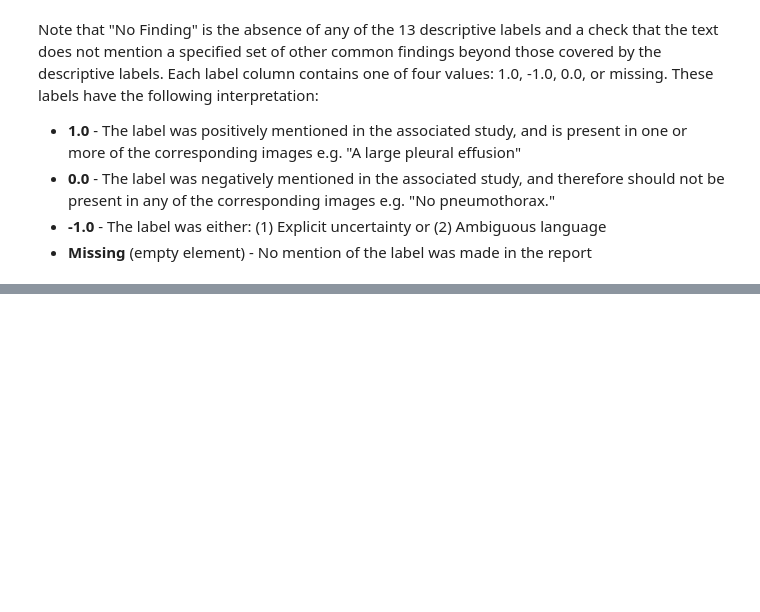
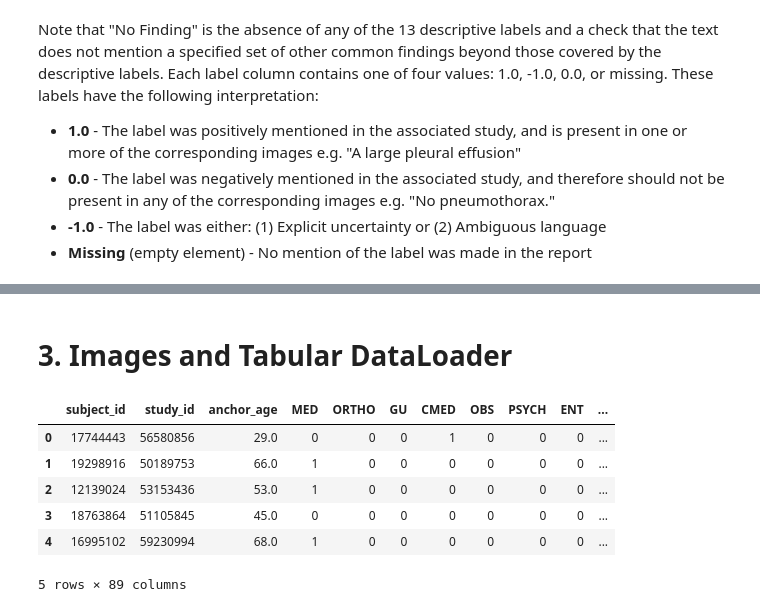
Before and after one commit to silviiaromanato/biomed-team4, a Jupyter notebook: multimodal/preprocessing.ipynb, the cells around one changed output, grey strips where cells are left out. Drawn from its saved outputs; the diff is of its cells as text; code cells hidden in the pictures; blank space fills up the shorter version.

```diff
--- a/multimodal/preprocessing.ipynb
+++ b/multimodal/preprocessing.ipynb
@@ -197,3 +231,18 @@ for i, (images, labels, view) in enumerate(dataloader):
     print(labels.shape)
     print(view)
     break
+# %% [markdown]
+# 3. **Images and Tabular DataLoader**
+# %%
+tab_data_train.head()
+tab_data_train['study_id'] = tab_data_train['study_id'].astype(int)
+tab_data_train['subject_id'] = tab_data_train['subject_id'].astype(int)
+tab_data_train.head()
+# %% [output]
+|  | subject_id | study_id | anchor_age | MED | ORTHO | GU | CMED | OBS | PSYCH | ENT | ... |
+| 0 | 17744443 | 56580856 | 29.0 | 0 | 0 | 0 | 1 | 0 | 0 | 0 | ... |
+| 1 | 19298916 | 50189753 | 66.0 | 1 | 0 | 0 | 0 | 0 | 0 | 0 | ... |
+| 2 | 12139024 | 53153436 | 53.0 | 1 | 0 | 0 | 0 | 0 | 0 | 0 | ... |
+| 3 | 18763864 | 51105845 | 45.0 | 0 | 0 | 0 | 0 | 0 | 0 | 0 | ... |
+| 4 | 16995102 | 59230994 | 68.0 | 1 | 0 | 0 | 0 | 0 | 0 | 0 | ... |
+5 rows × 89 columns
```
Also changed, not shown: parts of 10 cells of this notebook, 1 other file.
